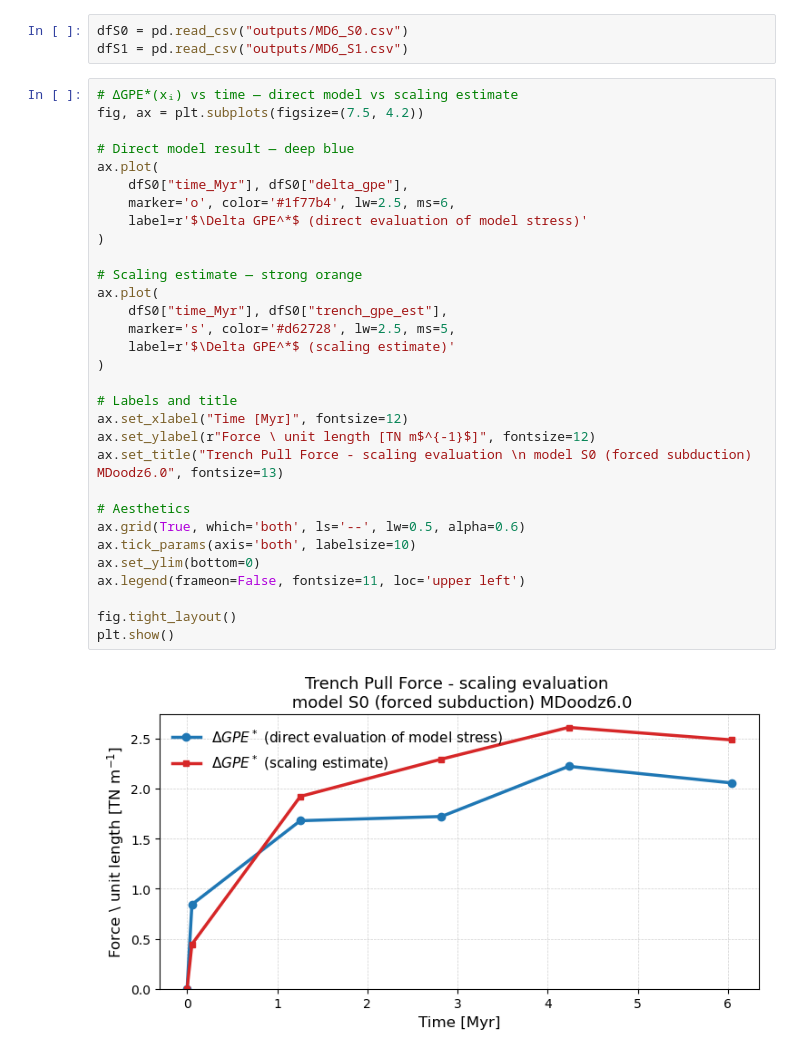
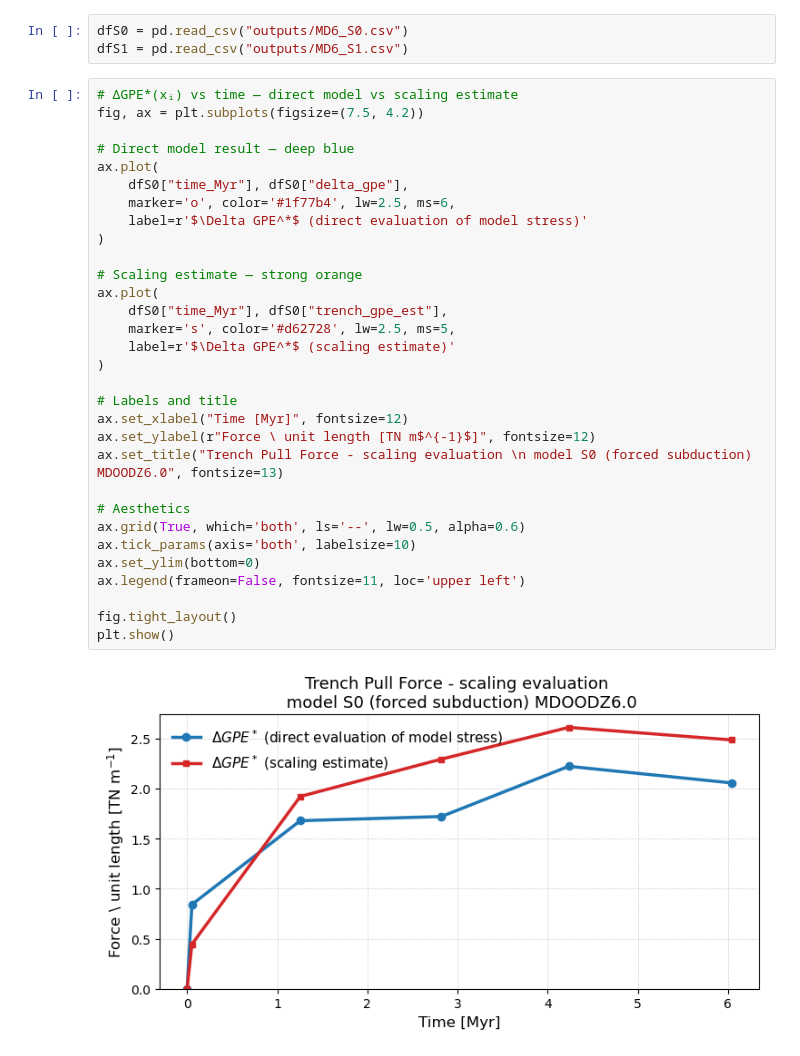
Before and after one commit to dansand/trench_pull_force, a Jupyter notebook: model_analysis/run_temporal_analysis.ipynb, the cells around one changed output. Cells and saved outputs as stored; diff of their text form.

```diff
--- a/model_analysis/run_temporal_analysis.ipynb
+++ b/model_analysis/run_temporal_analysis.ipynb
@@ -262,35 +263,35 @@ dfS1 = pd.read_csv("outputs/MD6_S1.csv")
 # ΔGPE*(xᵢ) vs time — direct model vs scaling estimate
 fig, ax = plt.subplots(figsize=(7.5, 4.2))
 
 # Direct model result — deep blue
 ax.plot(
     dfS0["time_Myr"], dfS0["delta_gpe"],
     marker='o', color='#1f77b4', lw=2.5, ms=6,
     label=r'$\Delta GPE^*$ (direct evaluation of model stress)'
 )
 
 # Scaling estimate — strong orange
 ax.plot(
     dfS0["time_Myr"], dfS0["trench_gpe_est"],
     marker='s', color='#d62728', lw=2.5, ms=5,
     label=r'$\Delta GPE^*$ (scaling estimate)'
 )
 
 # Labels and title
 ax.set_xlabel("Time [Myr]", fontsize=12)
 ax.set_ylabel(r"Force \ unit length [TN m$^{-1}$]", fontsize=12)
-ax.set_title("Trench Pull Force - scaling evaluation \n model S0 (forced subduction) MDoodz6.0", fontsize=13)
+ax.set_title("Trench Pull Force - scaling evaluation \n model S0 (forced subduction) MDOODZ6.0", fontsize=13)
 
 # Aesthetics
 ax.grid(True, which='both', ls='--', lw=0.5, alpha=0.6)
 ax.tick_params(axis='both', labelsize=10)
 ax.set_ylim(bottom=0)
 ax.legend(frameon=False, fontsize=11, loc='upper left')
 
 fig.tight_layout()
 plt.show()
 # %% [output]
-[figure, old version]
+[figure, new version]
 # %%
 # ΔGPE*(xᵢ) vs time — direct model vs scaling estimate
 fig, ax = plt.subplots(figsize=(7.5, 4.2))
```
Also changed, not shown: parts of 8 cells of this notebook, 1 other file.
